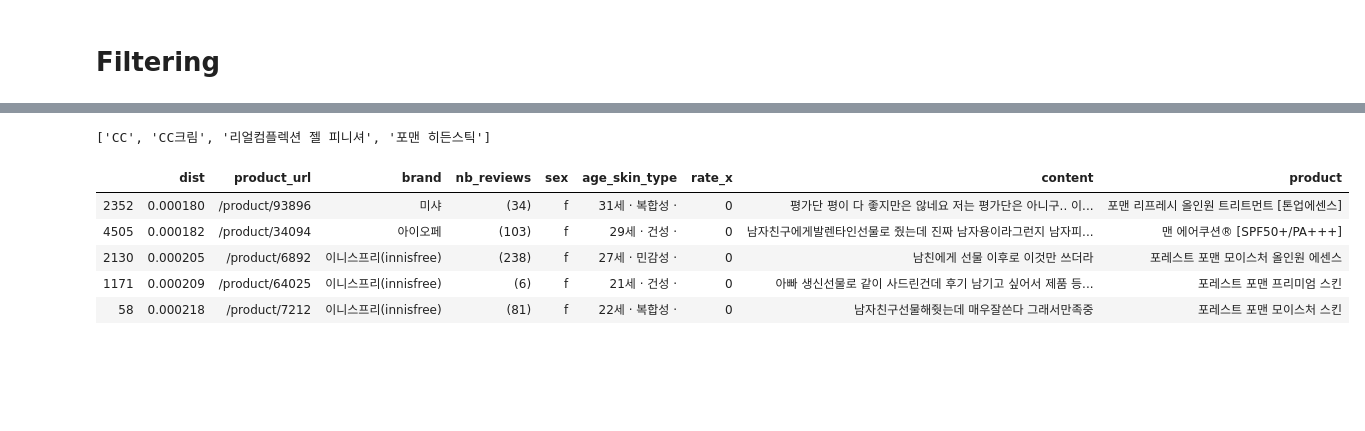
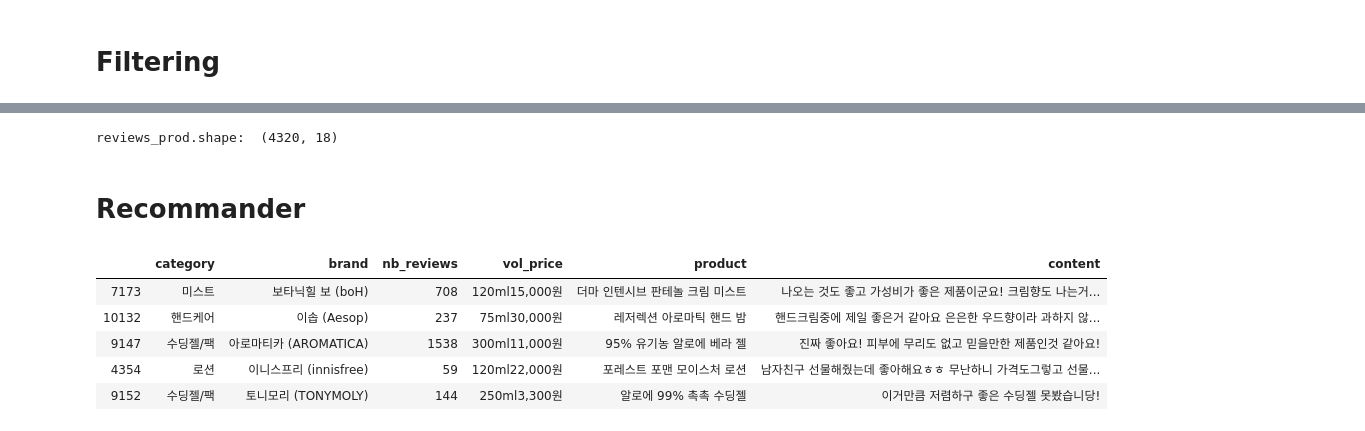
Before and after one commit to DataNetworkAnalysis/Cosmetic-Recommendation-for-Man, a Jupyter notebook: notebook/Recommeder.ipynb, the cells around one changed output, grey strips where cells are left out. Drawn from its saved outputs; the diff is of its cells as text; code cells hidden in the pictures; blank space fills up the shorter version.

```diff
--- a/notebook/Recommeder.ipynb
+++ b/notebook/Recommeder.ipynb
@@ -102,0 +254,4 @@ array(['스킨', '로션', '에센스', '크림', '클렌징', '스크럽/필링
+# %%
+nb_reviews_med = reviews_prod.nb_reviews.describe().loc['50%']
+# %%
+reviews_prod = reviews_prod[reviews_prod.nb_reviews >= nb_reviews_med]
@@ -154,30 +273,25 @@ for cat, dic in s_dict.items():
-# %%
-print(inter_word)
-# %% [output]
-['CC', 'CC크림', '리얼컴플렉션 젤 피니셔', '포맨 히든스틱']
-# %%
-features = ['product_url','brand','nb_reviews','sex','age_skin_type','rate_x','content','product']
+# %%
+reviews_prod = reviews_prod[reviews_prod.rate_x.isin([0,1])]
+print('reviews_prod.shape: ',reviews_prod.shape)
+# %% [output]
+reviews_prod.shape:  (4320, 18)
+# %% [markdown]
+# Recommander
 # %%
-inter_idx = []
-for i, p in enumerate(temp['product']):
-    for c in inter_word:
-        if c in p:
-            inter_idx.append(i)
-
 f = set(s_text[0]) & set(cat_lst)
 if len(f) > 0:
     temp = reviews_prod[['dist'] + features]
     temp = temp[temp.category.isin(f)].sort_values(by=['rate_x','dist']).drop_duplicates()
 else:
     temp = reviews_prod[['dist'] + features].sort_values(by=['rate_x','dist']).drop_duplicates()
-temp.head()
+temp[show_features + ['content']].head()
 # %% [output]
-|  | dist | product_url | brand | nb_reviews | sex | age_skin_type | rate_x | content | product |
-| 2352 | 0.000180 | /product/93896 | 미샤 | (34) | f | 31세 · 복합성 · | 0 | 평가단 평이 다 좋지만은 않네요 저는 평가단은 아니구.. 이... | 포맨 리프레시 올인원 트리트먼트 [톤업에센스] |
-| 4505 | 0.000182 | /product/34094 | 아이오페 | (103) | f | 29세 · 건성 · | 0 | 남자친구에게발렌타인선물로 줬는데 진짜 남자용이라그런지 남자피... | 맨 에어쿠션® [SPF50+/PA+++] |
-| 2130 | 0.000205 | /product/6892 | 이니스프리(innisfree) | (238) | f | 27세 · 민감성 · | 0 | 남친에게 선물 이후로 이것만 쓰더라 | 포레스트 포맨 모이스처 올인원 에센스 |
-| 1171 | 0.000209 | /product/64025 | 이니스프리(innisfree) | (6) | f | 21세 · 건성 · | 0 | 아빠 생신선물로 같이 사드린건데 후기 남기고 싶어서 제품 등... | 포레스트 포맨 프리미엄 스킨 |
-| 58 | 0.000218 | /product/7212 | 이니스프리(innisfree) | (81) | f | 22세 · 복합성 · | 0 | 남자친구선물해줫는데 매우잘쓴다 그래서만족중 | 포레스트 포맨 모이스처 스킨 |
+|  | category | brand | nb_reviews | vol_price | product | content |
+| 7173 | 미스트 | 보타닉힐 보 (boH) | 708 | 120ml15,000원 | 더마 인텐시브 판테놀 크림 미스트 | 나오는 것도 좋고 가성비가 좋은 제품이군요! 크림향도 나는거... |
+| 10132 | 핸드케어 | 이솝 (Aesop) | 237 | 75ml30,000원 | 레저렉션 아로마틱 핸드 밤 | 핸드크림중에 제일 좋은거 같아요 은은한 우드향이라 과하지 않... |
+| 9147 | 수딩젤/팩 | 아로마티카 (AROMATICA) | 1538 | 300ml11,000원 | 95% 유기농 알로에 베라 젤 | 진짜 좋아요! 피부에 무리도 없고 믿을만한 제품인것 같아요! |
+| 4354 | 로션 | 이니스프리 (innisfree) | 59 | 120ml22,000원 | 포레스트 포맨 모이스처 로션 | 남자친구 선물해줬는데 좋아해요ㅎㅎ 무난하니 가격도그렇고 선물... |
+| 9152 | 수딩젤/팩 | 토니모리 (TONYMOLY) | 144 | 250ml3,300원 | 알로에 99% 촉촉 수딩젤 | 이거만큼 저렴하구 좋은 수딩젤 못봤습니당! |
 # %%
 f = set(s_text[0]) & set(cat_lst)
 if len(f) > 0:
```
Also changed, not shown: parts of 42 cells of this notebook.
